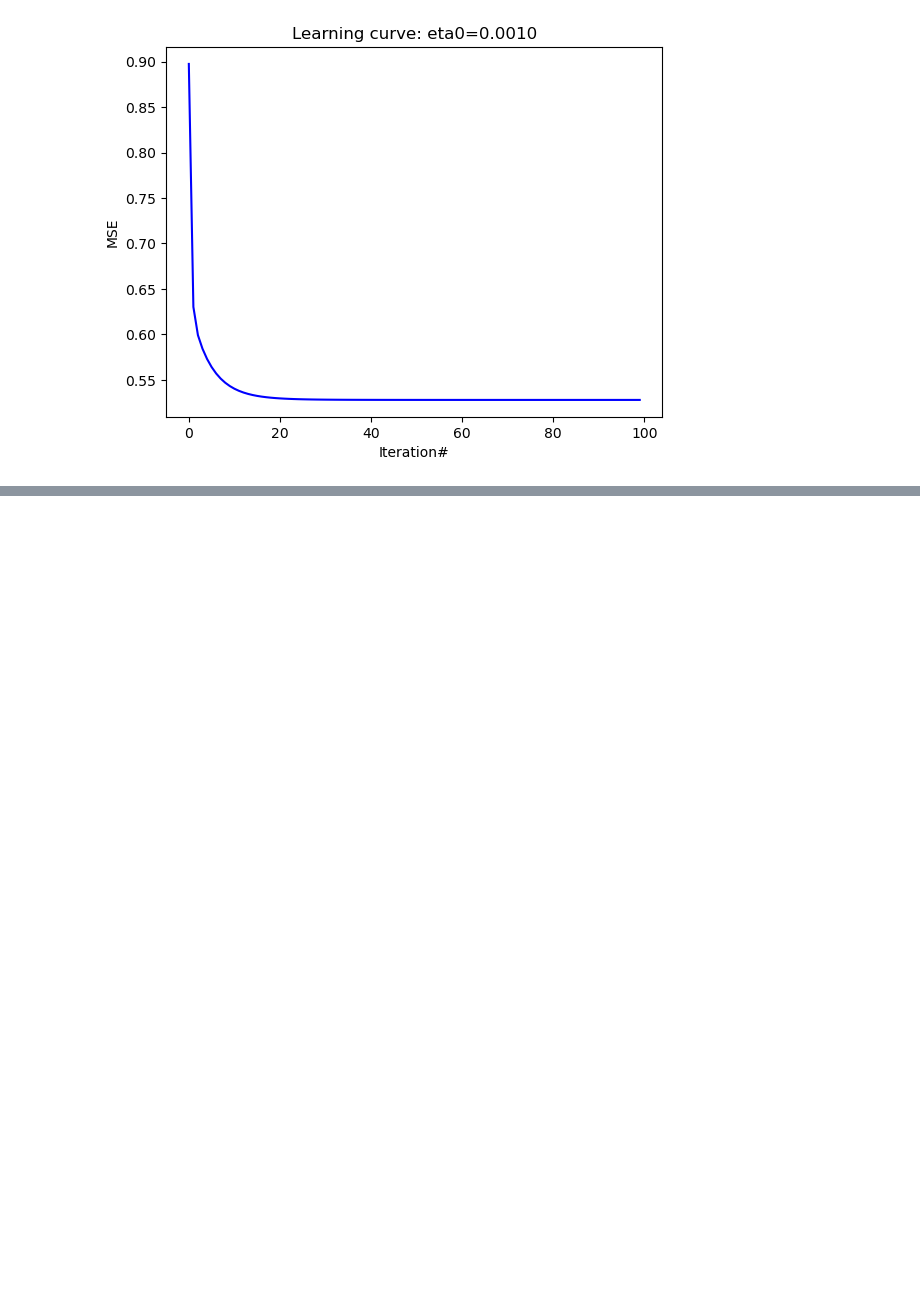
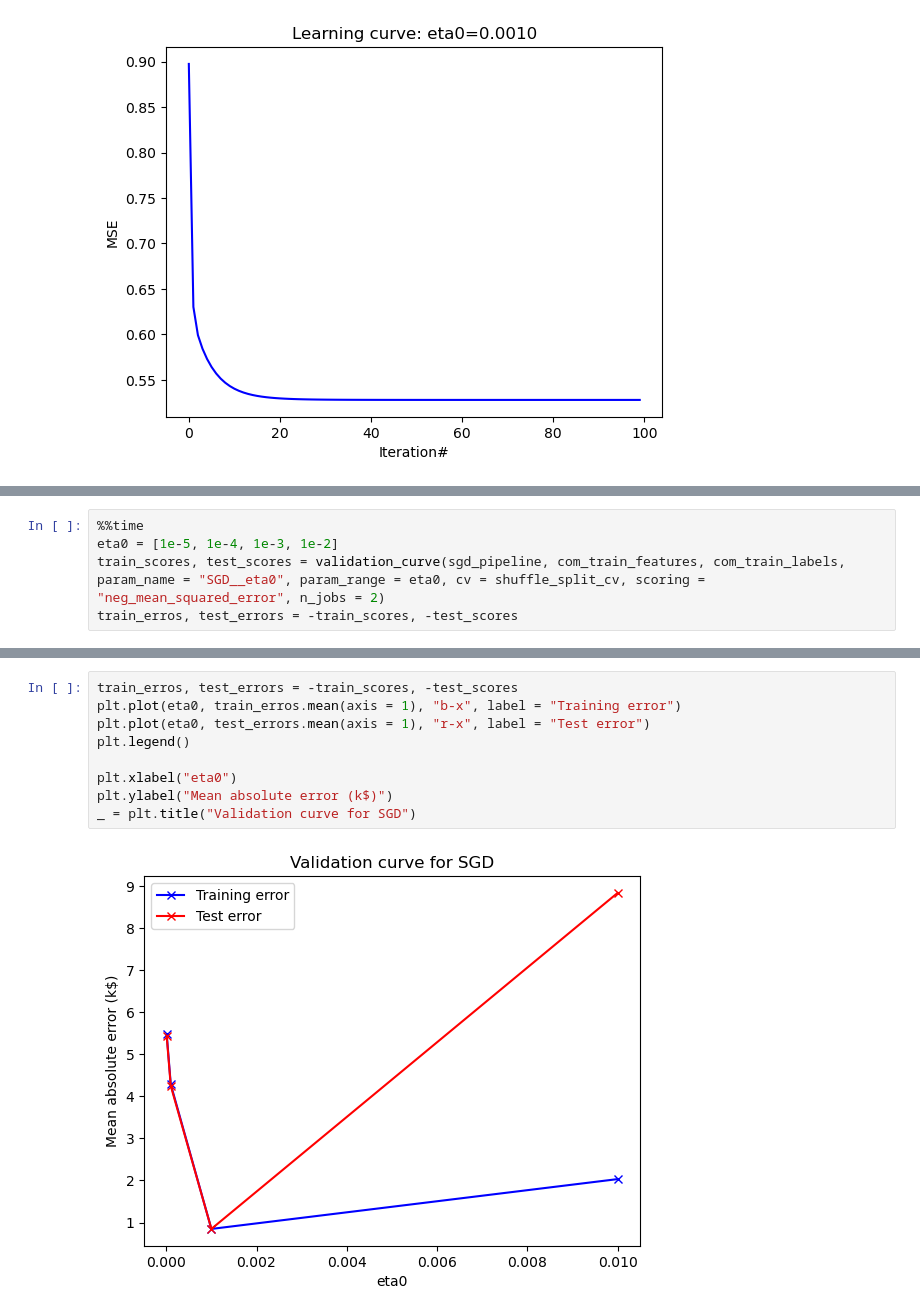
Before and after one commit to MimiChechelli/SGDRegressor, a Jupyter notebook: SGDRegressor Demonstration.ipynb, the cells around one changed output, grey strips where cells are left out. Drawn from its saved outputs; the diff is of its cells as text; blank space fills up the shorter version.

```diff
--- a/SGDRegressor Demonstration.ipynb
+++ b/SGDRegressor Demonstration.ipynb
@@ -93,0 +114,5 @@ Text(0.5, 1.0, 'Learning curve: eta0=0.0010')
+# %%
+%%time
+eta0 = [1e-5, 1e-4, 1e-3, 1e-2]
+train_scores, test_scores = validation_curve(sgd_pipeline, com_train_features, com_train_labels, param_name = "SGD__eta0", param_range = eta0, cv = shuffle_split_cv, scoring = "neg_mean_squared_error", n_jobs = 2)
+train_erros, test_errors = -train_scores, -test_scores
@@ -93,0 +122,11 @@ Text(0.5, 1.0, 'Learning curve: eta0=0.0010')
+# %%
+train_erros, test_errors = -train_scores, -test_scores
+plt.plot(eta0, train_erros.mean(axis = 1), "b-x", label = "Training error")
+plt.plot(eta0, test_errors.mean(axis = 1), "r-x", label = "Test error")
+plt.legend()
+
+plt.xlabel("eta0")
+plt.ylabel("Mean absolute error (k$)")
+_ = plt.title("Validation curve for SGD")
+# %% [output]
+[figure, added]
```
Also changed, not shown: parts of 11 cells of this notebook.
